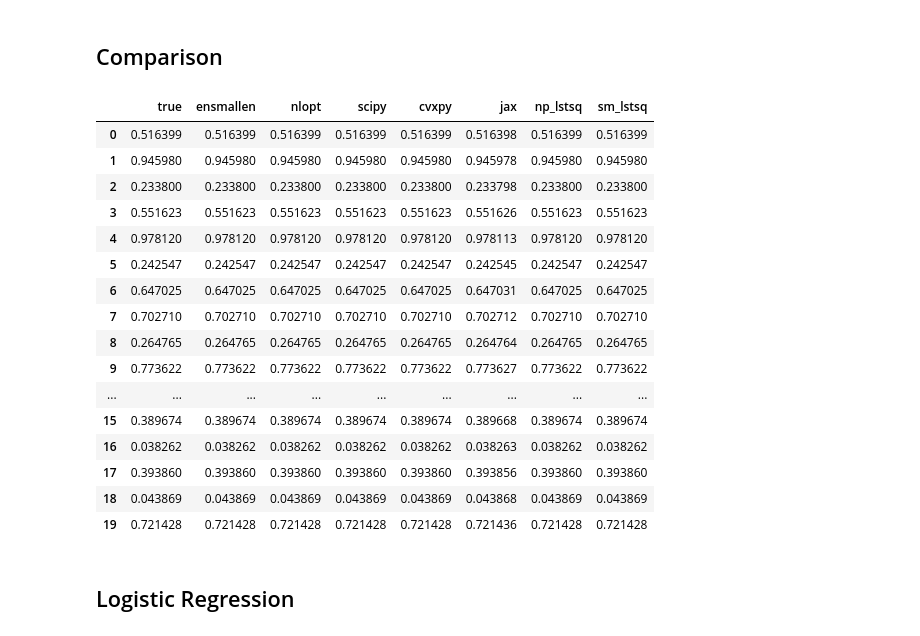
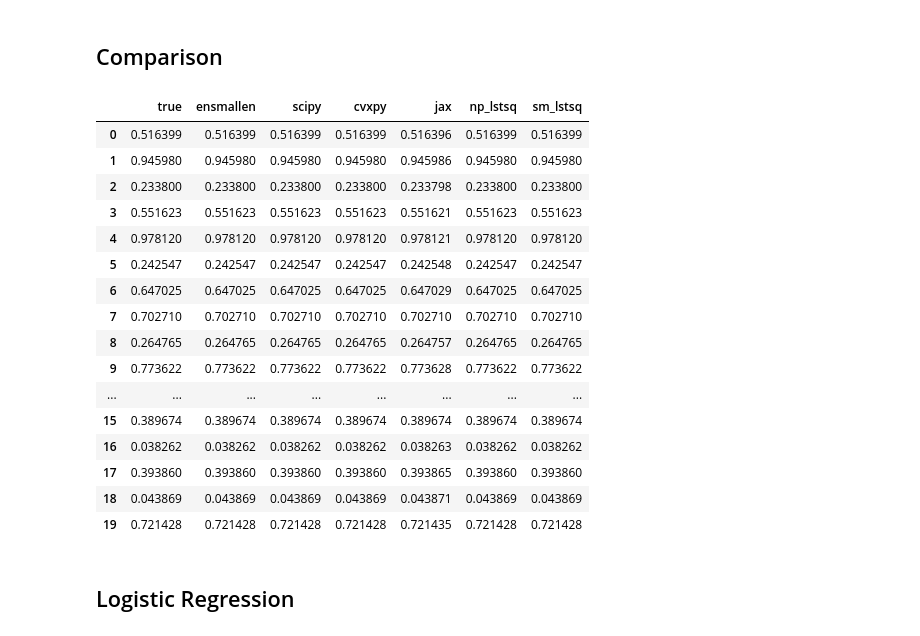
Before and after one commit to apoorvalal/pyensmallen, a Jupyter notebook: notebooks/example.ipynb, the cells around one changed output. Drawn from its saved outputs; the diff is of its cells as text; code cells hidden in the pictures.

Commit message:
use cibuildwheel; drop nlopt dependency for example notebook

```diff
--- a/notebooks/example.ipynb
+++ b/notebooks/example.ipynb
@@ -139,33 +128,32 @@ Wall time: 1.64 s
 # %%
 lin_df = pd.DataFrame({
     "true": true_params_linear,
     "ensmallen": result_linear_ens,
-    "nlopt": result_linear_nlopt,
     "scipy": result_linear_scipy,
     "cvxpy": b_linear.value,
     "jax": params,
     "np_lstsq": np_lstsq_sol,
     "sm_lstsq": sm_lstsq_sol,
 })
 lin_df
 # %% [output]
-|  | true | ensmallen | nlopt | scipy | cvxpy | jax | np_lstsq | sm_lstsq |
-| 0 | 0.516399 | 0.516399 | 0.516399 | 0.516399 | 0.516399 | 0.516398 | 0.516399 | 0.516399 |
-| 1 | 0.945980 | 0.945980 | 0.945980 | 0.945980 | 0.945980 | 0.945978 | 0.945980 | 0.945980 |
-| 2 | 0.233800 | 0.233800 | 0.233800 | 0.233800 | 0.233800 | 0.233798 | 0.233800 | 0.233800 |
-| 3 | 0.551623 | 0.551623 | 0.551623 | 0.551623 | 0.551623 | 0.551626 | 0.551623 | 0.551623 |
-| 4 | 0.978120 | 0.978120 | 0.978120 | 0.978120 | 0.978120 | 0.978113 | 0.978120 | 0.978120 |
-| 5 | 0.242547 | 0.242547 | 0.242547 | 0.242547 | 0.242547 | 0.242545 | 0.242547 | 0.242547 |
-| 6 | 0.647025 | 0.647025 | 0.647025 | 0.647025 | 0.647025 | 0.647031 | 0.647025 | 0.647025 |
-| 7 | 0.702710 | 0.702710 | 0.702710 | 0.702710 | 0.702710 | 0.702712 | 0.702710 | 0.702710 |
-| 8 | 0.264765 | 0.264765 | 0.264765 | 0.264765 | 0.264765 | 0.264764 | 0.264765 | 0.264765 |
-| 9 | 0.773622 | 0.773622 | 0.773622 | 0.773622 | 0.773622 | 0.773627 | 0.773622 | 0.773622 |
-| ... | ... | ... | ... | ... | ... | ... | ... | ... |
-| 15 | 0.389674 | 0.389674 | 0.389674 | 0.389674 | 0.389674 | 0.389668 | 0.389674 | 0.389674 |
-| 16 | 0.038262 | 0.038262 | 0.038262 | 0.038262 | 0.038262 | 0.038263 | 0.038262 | 0.038262 |
-| 17 | 0.393860 | 0.393860 | 0.393860 | 0.393860 | 0.393860 | 0.393856 | 0.393860 | 0.393860 |
-| 18 | 0.043869 | 0.043869 | 0.043869 | 0.043869 | 0.043869 | 0.043868 | 0.043869 | 0.043869 |
-| 19 | 0.721428 | 0.721428 | 0.721428 | 0.721428 | 0.721428 | 0.721436 | 0.721428 | 0.721428 |
+|  | true | ensmallen | scipy | cvxpy | jax | np_lstsq | sm_lstsq |
+| 0 | 0.516399 | 0.516399 | 0.516399 | 0.516399 | 0.516396 | 0.516399 | 0.516399 |
+| 1 | 0.945980 | 0.945980 | 0.945980 | 0.945980 | 0.945986 | 0.945980 | 0.945980 |
+| 2 | 0.233800 | 0.233800 | 0.233800 | 0.233800 | 0.233798 | 0.233800 | 0.233800 |
+| 3 | 0.551623 | 0.551623 | 0.551623 | 0.551623 | 0.551621 | 0.551623 | 0.551623 |
+| 4 | 0.978120 | 0.978120 | 0.978120 | 0.978120 | 0.978121 | 0.978120 | 0.978120 |
+| 5 | 0.242547 | 0.242547 | 0.242547 | 0.242547 | 0.242548 | 0.242547 | 0.242547 |
+| 6 | 0.647025 | 0.647025 | 0.647025 | 0.647025 | 0.647029 | 0.647025 | 0.647025 |
+| 7 | 0.702710 | 0.702710 | 0.702710 | 0.702710 | 0.702710 | 0.702710 | 0.702710 |
+| 8 | 0.264765 | 0.264765 | 0.264765 | 0.264765 | 0.264757 | 0.264765 | 0.264765 |
+| 9 | 0.773622 | 0.773622 | 0.773622 | 0.773622 | 0.773628 | 0.773622 | 0.773622 |
+| ... | ... | ... | ... | ... | ... | ... | ... |
+| 15 | 0.389674 | 0.389674 | 0.389674 | 0.389674 | 0.389674 | 0.389674 | 0.389674 |
+| 16 | 0.038262 | 0.038262 | 0.038262 | 0.038262 | 0.038263 | 0.038262 | 0.038262 |
+| 17 | 0.393860 | 0.393860 | 0.393860 | 0.393860 | 0.393865 | 0.393860 | 0.393860 |
+| 18 | 0.043869 | 0.043869 | 0.043869 | 0.043869 | 0.043871 | 0.043869 | 0.043869 |
+| 19 | 0.721428 | 0.721428 | 0.721428 | 0.721428 | 0.721435 | 0.721428 | 0.721428 |
 # %% [markdown]
 ## Logistic Regression
 # %%
```
Also changed, not shown: parts of 26 cells of this notebook, 1 other file.
